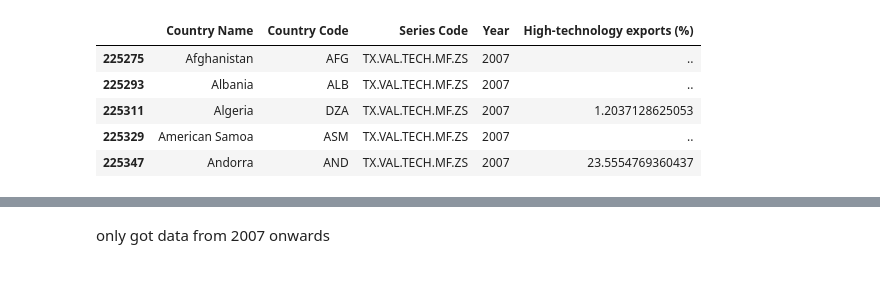
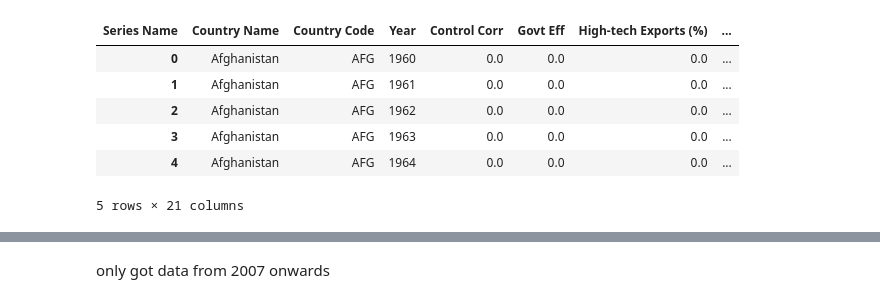
Before and after one commit to yonglau1999/HE4045-Group-Project, a Jupyter notebook: Project.ipynb, the cells around one changed output, grey strips where cells are left out. Drawn from its saved outputs; the diff is of its cells as text; code cells hidden in the pictures.

```diff
--- a/Project.ipynb
+++ b/Project.ipynb
@@ -38,17 +15,44 @@ world_bank_melted_df.head()
-# %%
-# Filter for 'High-technology exports (% of manufactured exports)' and years between 2007 and 2024
-world_bank_High_Technology_Exports_df = world_bank_melted_df[
-    (world_bank_melted_df['Series Name'] == 'High-technology exports (% of manufactured exports)') &
-    (world_bank_melted_df['Year'] >= 2007) &
-    (world_bank_melted_df['Year'] <= 2024)
-]
-
-world_bank_High_Technology_Exports_df = world_bank_High_Technology_Exports_df.drop('Series Name',axis = 1)
-world_bank_High_Technology_Exports_df.head()
-# %% [output]
-|  | Country Name | Country Code | Series Code | Year | High-technology exports (%) |
-| 225275 | Afghanistan | AFG | TX.VAL.TECH.MF.ZS | 2007 | .. |
-| 225293 | Albania | ALB | TX.VAL.TECH.MF.ZS | 2007 | .. |
-| 225311 | Algeria | DZA | TX.VAL.TECH.MF.ZS | 2007 | 1.2037128625053 |
-| 225329 | American Samoa | ASM | TX.VAL.TECH.MF.ZS | 2007 | .. |
-| 225347 | Andorra | AND | TX.VAL.TECH.MF.ZS | 2007 | 23.5554769360437 |
+# %%
+year_columns = [str(year) + ' [YR' + str(year) + ']' for year in range(1960, 2024)]
+
+# Melt the DataFrame to make years as rows
+world_bank_melted_df = world_bank_df.melt(
+    id_vars=['Country Name', 'Country Code', 'Series Name', 'Series Code'],
+    value_vars=year_columns,
+    var_name='Year',
+    value_name='Value'
+)
+# Drop rows with no data
+world_bank_melted_df = world_bank_melted_df[world_bank_melted_df['Value'] != '..']
+
+# Convert 'Year' to a numerical type if needed (strip out the text around it, like 'YR1960' to just '1960')
+world_bank_melted_df['Year'] = world_bank_melted_df['Year'].str.extract('(\d+)').astype(int)
+world_bank_melted_df['Value'] = pd.to_numeric(world_bank_melted_df['Value'], errors='coerce')
+
+# Pivot the DataFrame without dropping the Year column
+world_bank_pivot_df = world_bank_melted_df.pivot_table(index=['Country Name', 'Country Code', 'Year'],
+                                                 columns='Series Name',
+                                                 values='Value',
+                                                 fill_value=0).reset_index()
+
+# Rename selected columns
+world_bank_pivot_df.rename(columns={
+    "Population living in slums (% of urban population)": "Slum Population (%)",
+    "High-technology exports (% of manufactured exports)": "High-tech Exports (%)",
+    "Political Stability and Absence of Violence/Terrorism: Estimate": "Pol Stability",
+    "Individuals using the Internet (% of population)": "Internet Use (%)",
+    "Government Effectiveness: Estimate": "Govt Eff",
+    "Control of Corruption: Estimate": "Control Corr",
+    "Social contributions (current LCU)": "Soc Cont",
+    "Share of youth not in education, employment or training, total (% of youth population)": "Unproductive Youth (%)"
+}, inplace=True)
+
+world_bank_pivot_df.head()
+# %% [output]
+| Series Name | Country Name | Country Code | Year | Control Corr | Govt Eff | High-tech Exports (%) | ... |
+| 0 | Afghanistan | AFG | 1960 | 0.0 | 0.0 | 0.0 | ... |
+| 1 | Afghanistan | AFG | 1961 | 0.0 | 0.0 | 0.0 | ... |
+| 2 | Afghanistan | AFG | 1962 | 0.0 | 0.0 | 0.0 | ... |
+| 3 | Afghanistan | AFG | 1963 | 0.0 | 0.0 | 0.0 | ... |
+| 4 | Afghanistan | AFG | 1964 | 0.0 | 0.0 | 0.0 | ... |
+5 rows × 21 columns
```
Also changed, not shown: parts of 7 cells of this notebook, 1 other file.
